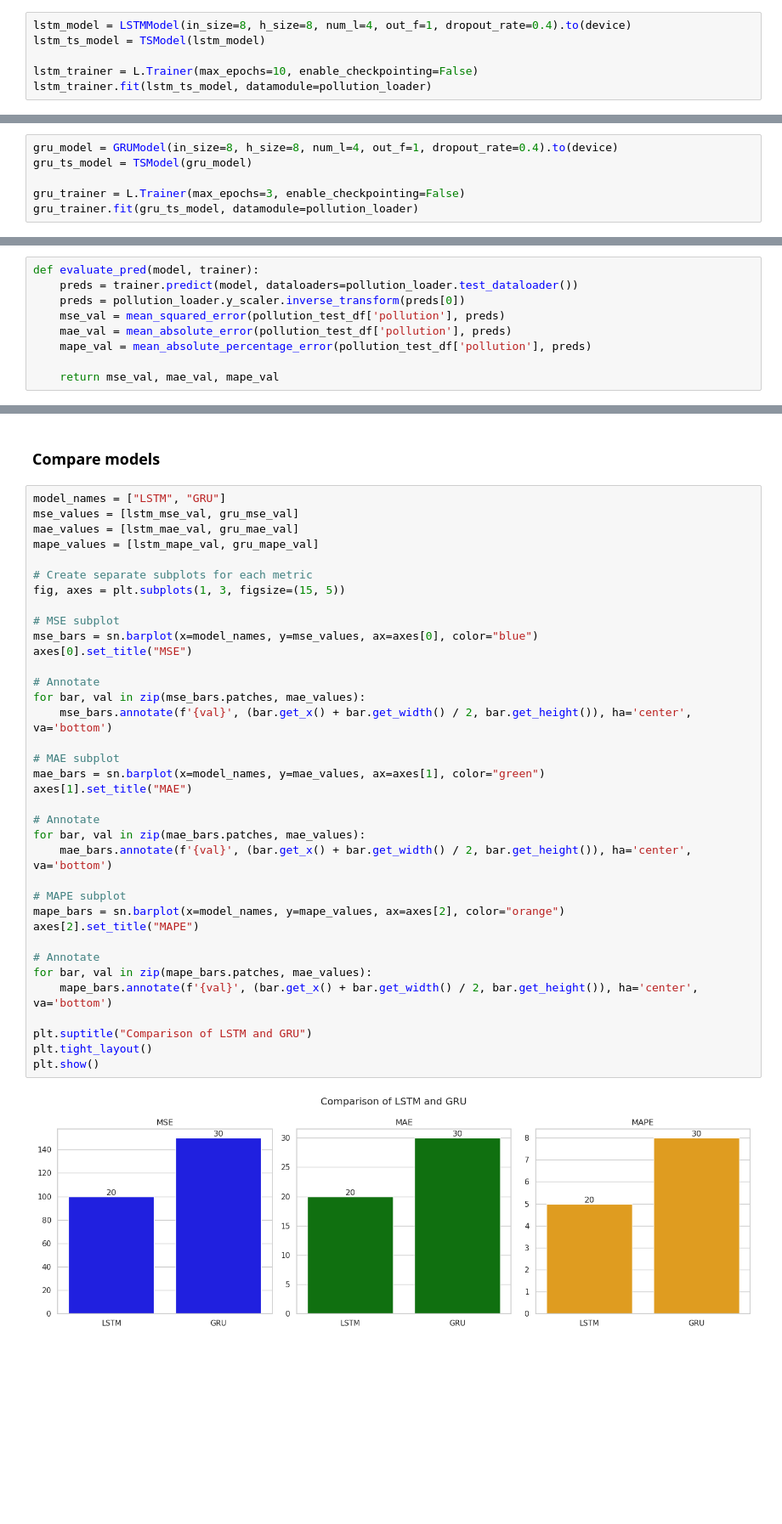
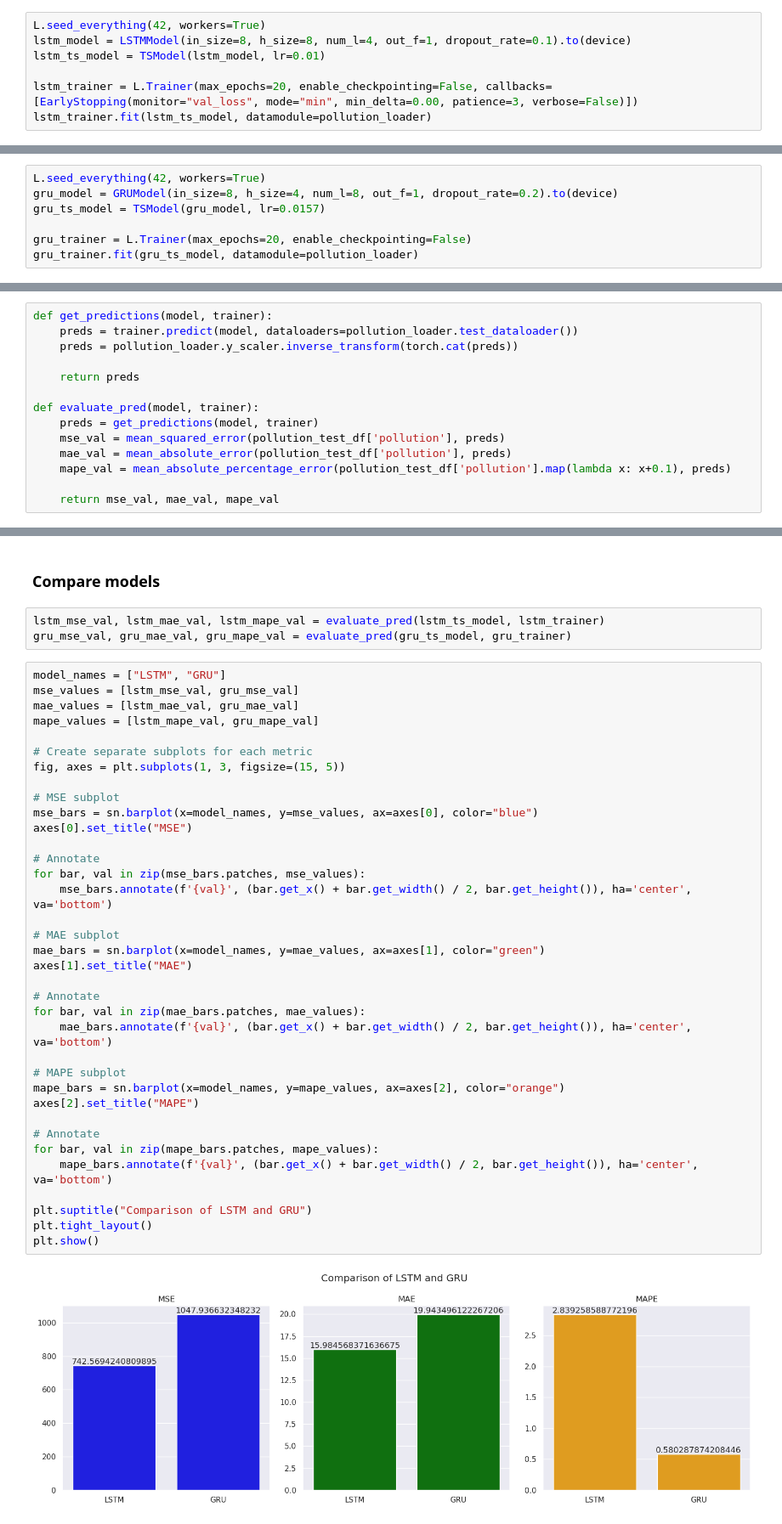
Before and after one commit to mrcljns/GRU-ML-presentation, a Jupyter notebook: gru_notebook.ipynb, the cells around one changed output, grey strips where cells are left out. Shown at 85% size. Saved outputs shown, nothing was run; the diff lists cells and outputs as text; blank space fills up the shorter version.

Commit message:
added early stopping

```diff
--- a/gru_notebook.ipynb
+++ b/gru_notebook.ipynb
@@ -627,9 +735,10 @@ pollution_loader = PollutionDataLoader(train_dir="data/LSTM-Multivariate_polluti
 # %% [markdown]
 #### LSTM
 # %%
-lstm_model = LSTMModel(in_size=8, h_size=8, num_l=4, out_f=1, dropout_rate=0.4).to(device)
-lstm_ts_model = TSModel(lstm_model)
+L.seed_everything(42, workers=True)
+lstm_model = LSTMModel(in_size=8, h_size=8, num_l=4, out_f=1, dropout_rate=0.1).to(device)
+lstm_ts_model = TSModel(lstm_model, lr=0.01)
 
-lstm_trainer = L.Trainer(max_epochs=10, enable_checkpointing=False)
+lstm_trainer = L.Trainer(max_epochs=20, enable_checkpointing=False, callbacks=[EarlyStopping(monitor="val_loss", mode="min", min_delta=0.00, patience=3, verbose=False)])
 lstm_trainer.fit(lstm_ts_model, datamodule=pollution_loader)
 # %% [output]
@@ -663,8 +772,9 @@ lstm_trainer.test(lstm_ts_model, dataloaders=pollution_loader.test_dataloader())
 # %% [markdown]
 #### GRU
 # %%
-gru_model = GRUModel(in_size=8, h_size=8, num_l=4, out_f=1, dropout_rate=0.4).to(device)
-gru_ts_model = TSModel(gru_model)
+L.seed_everything(42, workers=True)
+gru_model = GRUModel(in_size=8, h_size=4, num_l=8, out_f=1, dropout_rate=0.2).to(device)
+gru_ts_model = TSModel(gru_model, lr=0.0157)
 
-gru_trainer = L.Trainer(max_epochs=3, enable_checkpointing=False)
+gru_trainer = L.Trainer(max_epochs=20, enable_checkpointing=False)
 gru_trainer.fit(gru_ts_model, datamodule=pollution_loader)
@@ -677,11 +810,16 @@ gru_trainer.test(gru_ts_model, dataloaders=pollution_loader.test_dataloader())
 # %% [markdown]
 #### Prediction
 # %%
+def get_predictions(model, trainer):
+    preds = trainer.predict(model, dataloaders=pollution_loader.test_dataloader())
+    preds = pollution_loader.y_scaler.inverse_transform(torch.cat(preds))
+
+    return preds
+
 def evaluate_pred(model, trainer):
-    preds = trainer.predict(model, dataloaders=pollution_loader.test_dataloader())
-    preds = pollution_loader.y_scaler.inverse_transform(preds[0])
+    preds = get_predictions(model, trainer)
     mse_val = mean_squared_error(pollution_test_df['pollution'], preds)
     mae_val = mean_absolute_error(pollution_test_df['pollution'], preds)
-    mape_val = mean_absolute_percentage_error(pollution_test_df['pollution'], preds)
+    mape_val = mean_absolute_percentage_error(pollution_test_df['pollution'].map(lambda x: x+0.1), preds)
 
     return mse_val, mae_val, mape_val
@@ -691,5 +838,8 @@ gru_mse_val, gru_mae_val, gru_mape_val = evaluate_pred(gru_model, gru_trainer)
 # %% [markdown]
 ### Compare models
+# %%
+lstm_mse_val, lstm_mae_val, lstm_mape_val = evaluate_pred(lstm_ts_model, lstm_trainer)
+gru_mse_val, gru_mae_val, gru_mape_val = evaluate_pred(gru_ts_model, gru_trainer)
 # %%
 model_names = ["LSTM", "GRU"]
 mse_values = [lstm_mse_val, gru_mse_val]
@@ -698,33 +848,33 @@ mape_values = [lstm_mape_val, gru_mape_val]
 
 # Create separate subplots for each metric
 fig, axes = plt.subplots(1, 3, figsize=(15, 5))
 
 # MSE subplot
 mse_bars = sn.barplot(x=model_names, y=mse_values, ax=axes[0], color="blue")
 axes[0].set_title("MSE")
 
 # Annotate
-for bar, val in zip(mse_bars.patches, mae_values):
+for bar, val in zip(mse_bars.patches, mse_values):
     mse_bars.annotate(f'{val}', (bar.get_x() + bar.get_width() / 2, bar.get_height()), ha='center', va='bottom')
 
 # MAE subplot
 mae_bars = sn.barplot(x=model_names, y=mae_values, ax=axes[1], color="green")
 axes[1].set_title("MAE")
 
 # Annotate
 for bar, val in zip(mae_bars.patches, mae_values):
     mae_bars.annotate(f'{val}', (bar.get_x() + bar.get_width() / 2, bar.get_height()), ha='center', va='bottom')
 
 # MAPE subplot
 mape_bars = sn.barplot(x=model_names, y=mape_values, ax=axes[2], color="orange")
 axes[2].set_title("MAPE")
 
 # Annotate
-for bar, val in zip(mape_bars.patches, mae_values):
+for bar, val in zip(mape_bars.patches, mape_values):
     mape_bars.annotate(f'{val}', (bar.get_x() + bar.get_width() / 2, bar.get_height()), ha='center', va='bottom')
 
 plt.suptitle("Comparison of LSTM and GRU")
 plt.tight_layout()
 plt.show()
 # %% [output]
-[figure, old version]
+[figure, new version]
```
Also changed, not shown: parts of 21 cells of this notebook.
